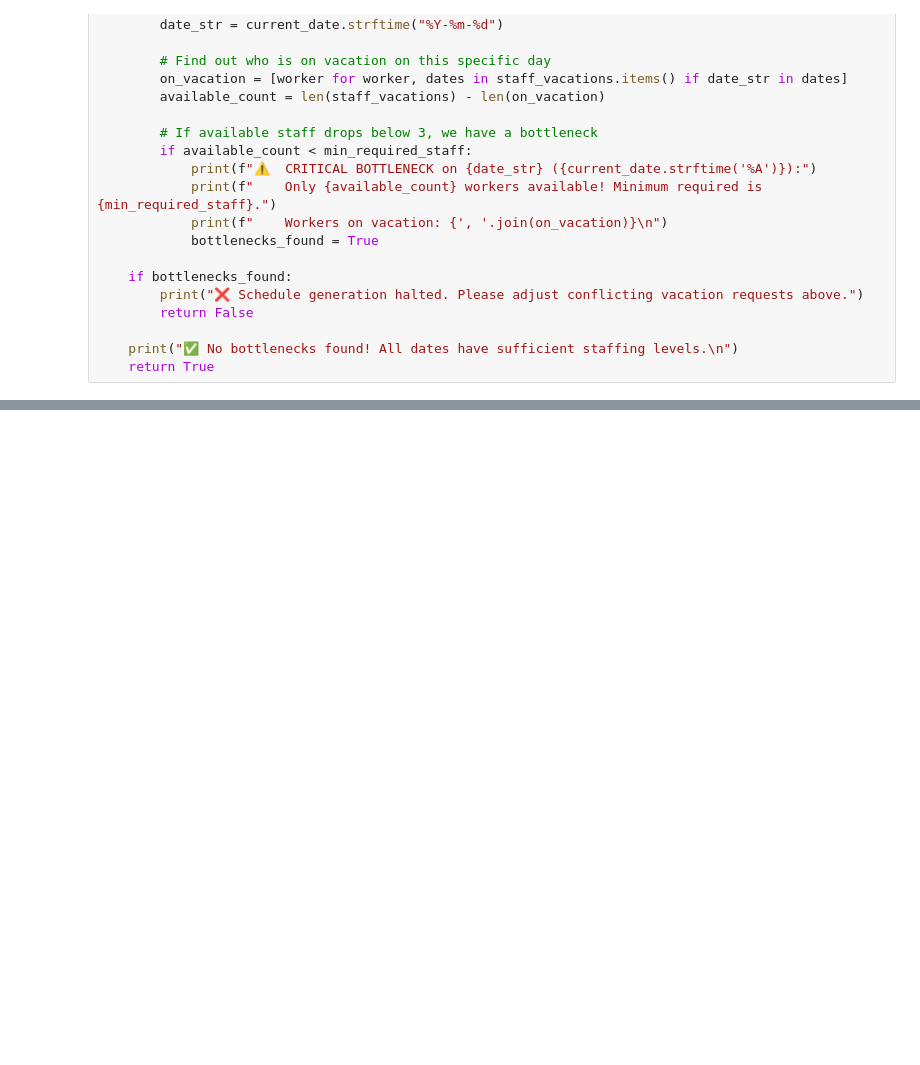
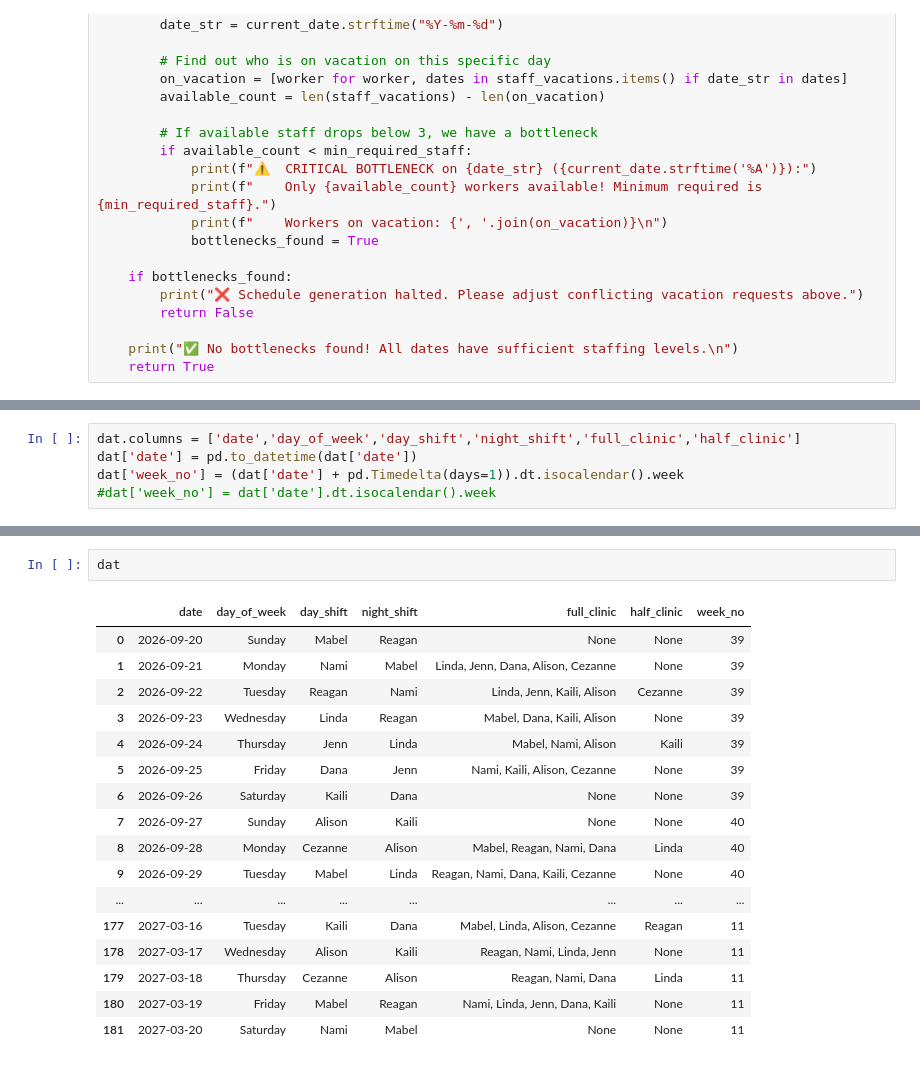
Before and after one commit to Kuchnik/CNM_schedules, a Jupyter notebook: scheduler7.ipynb, the cells around one changed output, grey strips where cells are left out. Saved outputs shown, nothing was run; the diff lists cells and outputs as text; blank space fills up the shorter version.

Commit message:
back-to-back calls, padding, Cezanne

```diff
--- a/scheduler7.ipynb
+++ b/scheduler7.ipynb
@@ -270,0 +336,5 @@ Reagan                 | 22         | 22          | 56          | 4           |
+# %%
+dat.columns = ['date','day_of_week','day_shift','night_shift','full_clinic','half_clinic']
+dat['date'] = pd.to_datetime(dat['date'])
+dat['week_no'] = (dat['date'] + pd.Timedelta(days=1)).dt.isocalendar().week
+#dat['week_no'] = dat['date'].dt.isocalendar().week
@@ -270,0 +356,20 @@ Reagan                 | 22         | 22          | 56          | 4           |
+# %%
+dat
+# %% [output]
+|  | date | day_of_week | day_shift | night_shift | full_clinic | half_clinic | week_no |
+| 0 | 2026-09-20 | Sunday | Mabel | Reagan | None | None | 39 |
+| 1 | 2026-09-21 | Monday | Nami | Mabel | Linda, Jenn, Dana, Alison, Cezanne | None | 39 |
+| 2 | 2026-09-22 | Tuesday | Reagan | Nami | Linda, Jenn, Kaili, Alison | Cezanne | 39 |
+| 3 | 2026-09-23 | Wednesday | Linda | Reagan | Mabel, Dana, Kaili, Alison | None | 39 |
+| 4 | 2026-09-24 | Thursday | Jenn | Linda | Mabel, Nami, Alison | Kaili | 39 |
+| 5 | 2026-09-25 | Friday | Dana | Jenn | Nami, Kaili, Alison, Cezanne | None | 39 |
+| 6 | 2026-09-26 | Saturday | Kaili | Dana | None | None | 39 |
+| 7 | 2026-09-27 | Sunday | Alison | Kaili | None | None | 40 |
+| 8 | 2026-09-28 | Monday | Cezanne | Alison | Mabel, Reagan, Nami, Dana | Linda | 40 |
+| 9 | 2026-09-29 | Tuesday | Mabel | Linda | Reagan, Nami, Dana, Kaili, Cezanne | None | 40 |
+| ... | ... | ... | ... | ... | ... | ... | ... |
+| 177 | 2027-03-16 | Tuesday | Kaili | Dana | Mabel, Linda, Alison, Cezanne | Reagan | 11 |
+| 178 | 2027-03-17 | Wednesday | Alison | Kaili | Reagan, Nami, Linda, Jenn | None | 11 |
+| 179 | 2027-03-18 | Thursday | Cezanne | Alison | Reagan, Nami, Dana | Linda | 11 |
+| 180 | 2027-03-19 | Friday | Mabel | Reagan | Nami, Linda, Jenn, Dana, Kaili | None | 11 |
+| 181 | 2027-03-20 | Saturday | Nami | Mabel | None | None | 11 |
```
Also changed, not shown: parts of 6 cells of this notebook, 2 other files.
